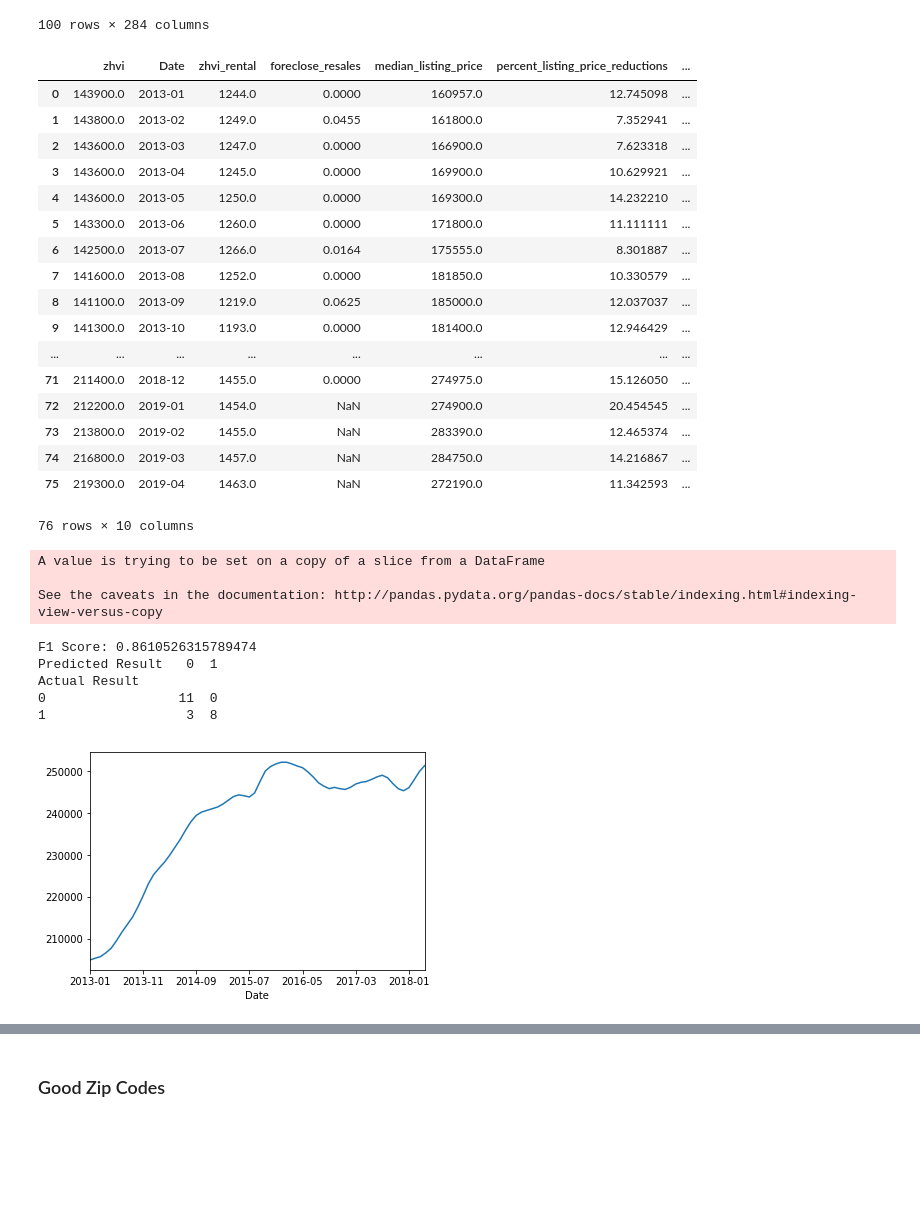
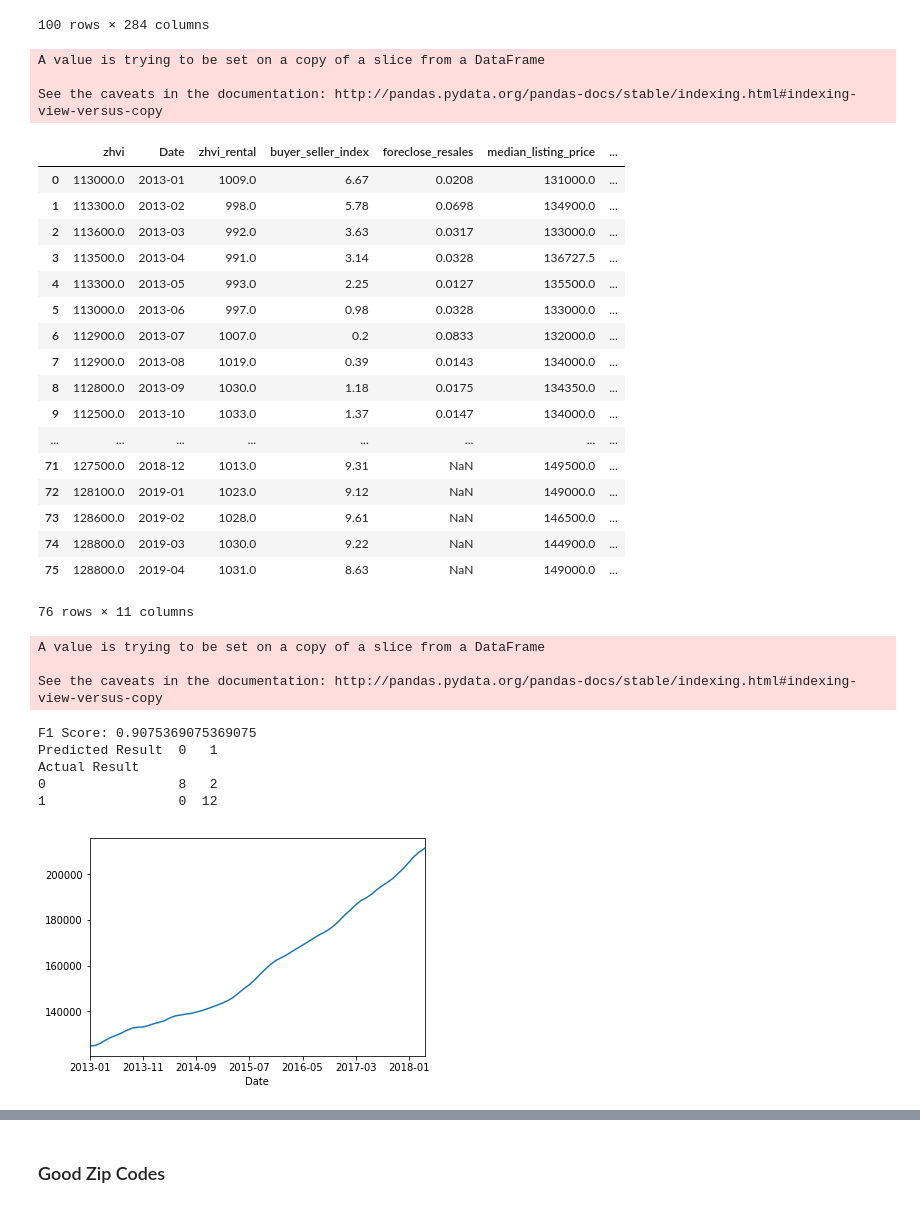
Before and after one commit to jtjones0304/zillow, a Jupyter notebook: Zillow Exploration.ipynb, the cells around one changed output, grey strips where cells are left out. Drawn from its saved outputs; the diff is of its cells as text; code cells hidden in the pictures; blank space fills up the shorter version.

```diff
--- a/Zillow Exploration.ipynb
+++ b/Zillow Exploration.ipynb
@@ -18,6 +20,17 @@ from sklearn import metrics
 zhvi_data = pd.read_csv('/Users/philglazer/Desktop/zillow_data/Zip_Zhvi_SingleFamilyResidence.csv',encoding = "ISO-8859-1")
 # %%
 zhvi_rental_data = pd.read_csv('/Users/philglazer/Desktop/zillow_data/Zip_Zri_SingleFamilyResidenceRental.csv',encoding = "ISO-8859-1")
+# %%
+buyer_seller_index = pd.read_csv('/Users/philglazer/Desktop/zillow_data/BuyerSellerIndexCrossTime_Zip.csv',encoding = "ISO-8859-1")
+# %%
+for c in buyer_seller_index.columns:
+    if '-' in c:
+        first_digit = c.split('-')[0]
+        second_digit = c.split('-')[1]
+        if int(second_digit) < 10:
+            temp = '0' + str(second_digit)
+            buyer_seller_index.rename(columns={c:first_digit+'-'+temp},inplace=True)
+        #print(c.split('-')[1])
 # %%
 foreclosures_resales = pd.read_csv('/Users/philglazer/Desktop/zillow_data/SalesPrevForeclosed_Share_Zip.csv',encoding = "ISO-8859-1")
 # %%
@@ -57,6 +70,7 @@ data_sets = [zhvi_data, zhvi_rental_data, foreclosures_resales, sale_price_data,
 data_sets_dict = {
     'zhvi':zhvi_data,
     'zhvi_rental':zhvi_rental_data,
+    'buyer_seller_index':buyer_seller_index,
     'foreclose_resales':foreclosures_resales,
     'median_listing_price':median_listing_price_data,
     'percent_listing_price_reductions':percent_listings_price_reductions_data,
@@ -168,27 +178,32 @@ zhvi_data.head(100)
 | 99 | 95048 | 85710 | Tucson | AZ | Tucson | Pima County | 100 | 94500.0 | 94600.0 | 94800.0 | ... |
 100 rows × 284 columns
 # %%
-join_data_available(78666, data_sets_dict)
+join_data_available(79936, data_sets_dict)
 # %% [output]
+A value is trying to be set on a copy of a slice from a DataFrame
+
+See the caveats in the documentation: http://pandas.pydata.org/pandas-docs/stable/indexing.html#indexing-view-versus-copy
-|  | zhvi | Date | zhvi_rental | foreclose_resales | median_listing_price | percent_listing_price_reductions | ... |
-| 0 | 143900.0 | 2013-01 | 1244.0 | 0.0000 | 160957.0 | 12.745098 | ... |
-| 1 | 143800.0 | 2013-02 | 1249.0 | 0.0455 | 161800.0 | 7.352941 | ... |
-| 2 | 143600.0 | 2013-03 | 1247.0 | 0.0000 | 166900.0 | 7.623318 | ... |
-| 3 | 143600.0 | 2013-04 | 1245.0 | 0.0000 | 169900.0 | 10.629921 | ... |
-| 4 | 143600.0 | 2013-05 | 1250.0 | 0.0000 | 169300.0 | 14.232210 | ... |
-| 5 | 143300.0 | 2013-06 | 1260.0 | 0.0000 | 171800.0 | 11.111111 | ... |
-| 6 | 142500.0 | 2013-07 | 1266.0 | 0.0164 | 175555.0 | 8.301887 | ... |
-| 7 | 141600.0 | 2013-08 | 1252.0 | 0.0000 | 181850.0 | 10.330579 | ... |
-| 8 | 141100.0 | 2013-09 | 1219.0 | 0.0625 | 185000.0 | 12.037037 | ... |
-| 9 | 141300.0 | 2013-10 | 1193.0 | 0.0000 | 181400.0 | 12.946429 | ... |
+|  | zhvi | Date | zhvi_rental | buyer_seller_index | foreclose_resales | median_listing_price | ... |
+| 0 | 113000.0 | 2013-01 | 1009.0 | 6.67 | 0.0208 | 131000.0 | ... |
+| 1 | 113300.0 | 2013-02 | 998.0 | 5.78 | 0.0698 | 134900.0 | ... |
+| 2 | 113600.0 | 2013-03 | 992.0 | 3.63 | 0.0317 | 133000.0 | ... |
+| 3 | 113500.0 | 2013-04 | 991.0 | 3.14 | 0.0328 | 136727.5 | ... |
+| 4 | 113300.0 | 2013-05 | 993.0 | 2.25 | 0.0127 | 135500.0 | ... |
+| 5 | 113000.0 | 2013-06 | 997.0 | 0.98 | 0.0328 | 133000.0 | ... |
+| 6 | 112900.0 | 2013-07 | 1007.0 | 0.2 | 0.0833 | 132000.0 | ... |
+| 7 | 112900.0 | 2013-08 | 1019.0 | 0.39 | 0.0143 | 134000.0 | ... |
+| 8 | 112800.0 | 2013-09 | 1030.0 | 1.18 | 0.0175 | 134350.0 | ... |
+| 9 | 112500.0 | 2013-10 | 1033.0 | 1.37 | 0.0147 | 134000.0 | ... |
 | ... | ... | ... | ... | ... | ... | ... | ... |
-| 71 | 211400.0 | 2018-12 | 1455.0 | 0.0000 | 274975.0 | 15.126050 | ... |
-| 72 | 212200.0 | 2019-01 | 1454.0 | NaN | 274900.0 | 20.454545 | ... |
-| 73 | 213800.0 | 2019-02 | 1455.0 | NaN | 283390.0 | 12.465374 | ... |
-| 74 | 216800.0 | 2019-03 | 1457.0 | NaN | 284750.0 | 14.216867 | ... |
-| 75 | 219300.0 | 2019-04 | 1463.0 | NaN | 272190.0 | 11.342593 | ... |
+| 71 | 127500.0 | 2018-12 | 1013.0 | 9.31 | NaN | 149500.0 | ... |
+| 72 | 128100.0 | 2019-01 | 1023.0 | 9.12 | NaN | 149000.0 | ... |
+| 73 | 128600.0 | 2019-02 | 1028.0 | 9.61 | NaN | 146500.0 | ... |
+| 74 | 128800.0 | 2019-03 | 1030.0 | 9.22 | NaN | 144900.0 | ... |
+| 75 | 128800.0 | 2019-04 | 1031.0 | 8.63 | NaN | 149000.0 | ... |
-76 rows × 10 columns
+76 rows × 11 columns
 # %%
+import matplotlib.pyplot as plt
+
 def run_full_model(zip_code):
     data = join_data_available(zip_code, data_sets_dict).set_index('Date')
 
@@ -223,10 +238,11 @@ def run_full_model(zip_code):
      'median_percent_price_reductions',
      'monthly_listings_allhomes',
      'median_daily_listings',
-     'price_to_rent_ratio']]
+     'price_to_rent_ratio',
+     'buyer_seller_index']]
 
     # make this an input variable
-    target = data['five_percent_plus_12mo']
+    target = data['ten_percent_plus_12mo']
 
     # adjust to deal with date range
     features = features[features.index>='2013-01']
@@ -238,11 +254,7 @@ def run_full_model(zip_code):
     clf.fit(X_train, y_train)
 
     y_pred = clf.predict(X_test)
-    y_proba = clf.predict_proba(X_test)
-
-    #fpr, tpr, thresholds = metrics.roc_curve(y_test, y_proba, pos_label=2)
-
-    #print("AUC:",metrics.auc(fpr, tpr))
+    #y_proba = pd.DataFrame(clf.predict_proba(X_test))[1]
 
     data['zhvi'].plot()
 
@@ -252,15 +264,15 @@ def run_full_model(zip_code):
 
     return data
 # %%
-df = run_full_model(32162)
+df = run_full_model(37013)
 # %% [output]
 A value is trying to be set on a copy of a slice from a DataFrame
 
 See the caveats in the documentation: http://pandas.pydata.org/pandas-docs/stable/indexing.html#indexing-view-versus-copy
-F1 Score: 0.8610526315789474
-Predicted Result   0  1
+F1 Score: 0.9075369075369075
+Predicted Result  0   1
 Actual Result
-0                 11  0
-1                  3  8
+0                 8   2
+1                 0  12
-[figure, old version]
+[figure, new version]
 # %%
```
Also changed, not shown: parts of 5 cells of this notebook.
